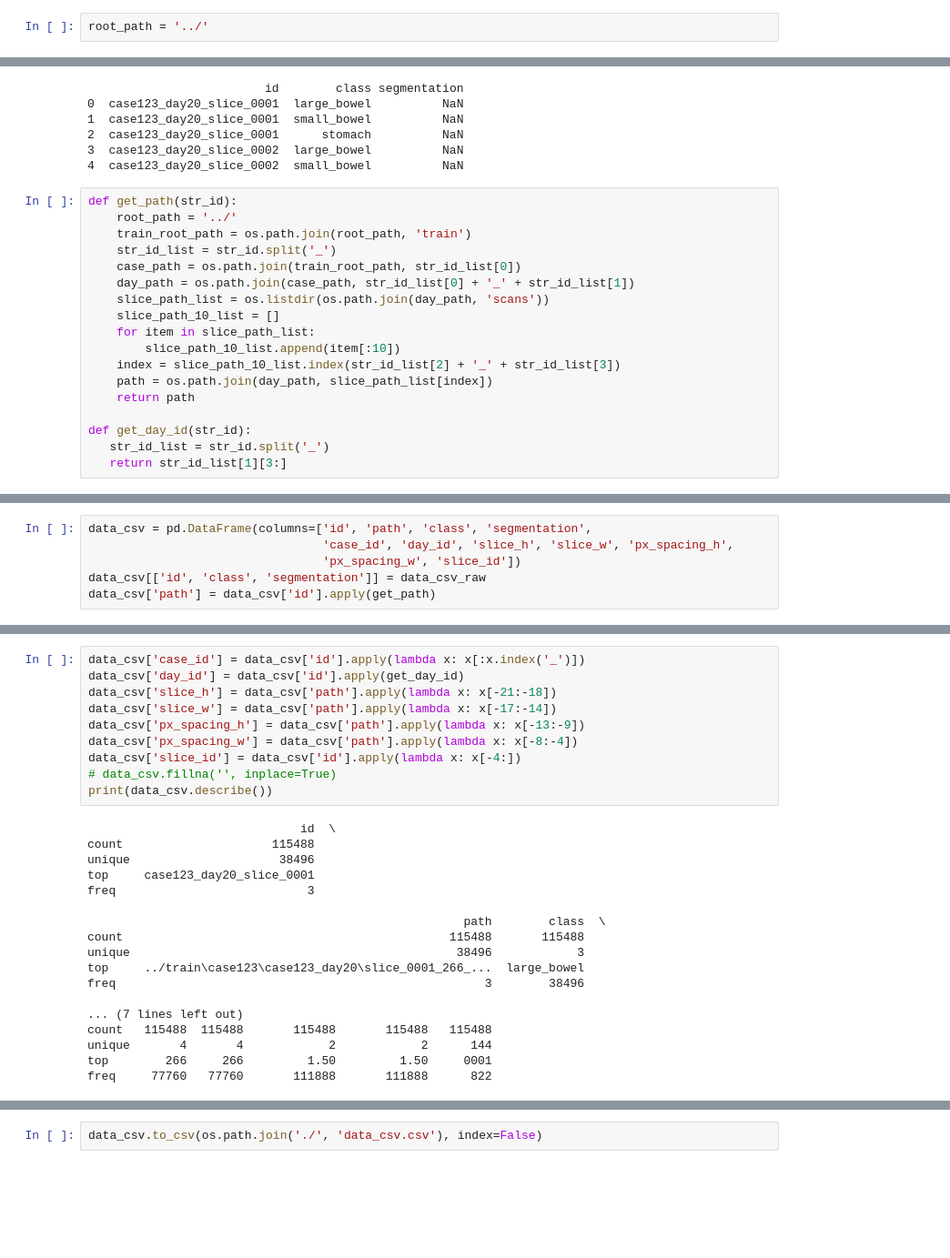
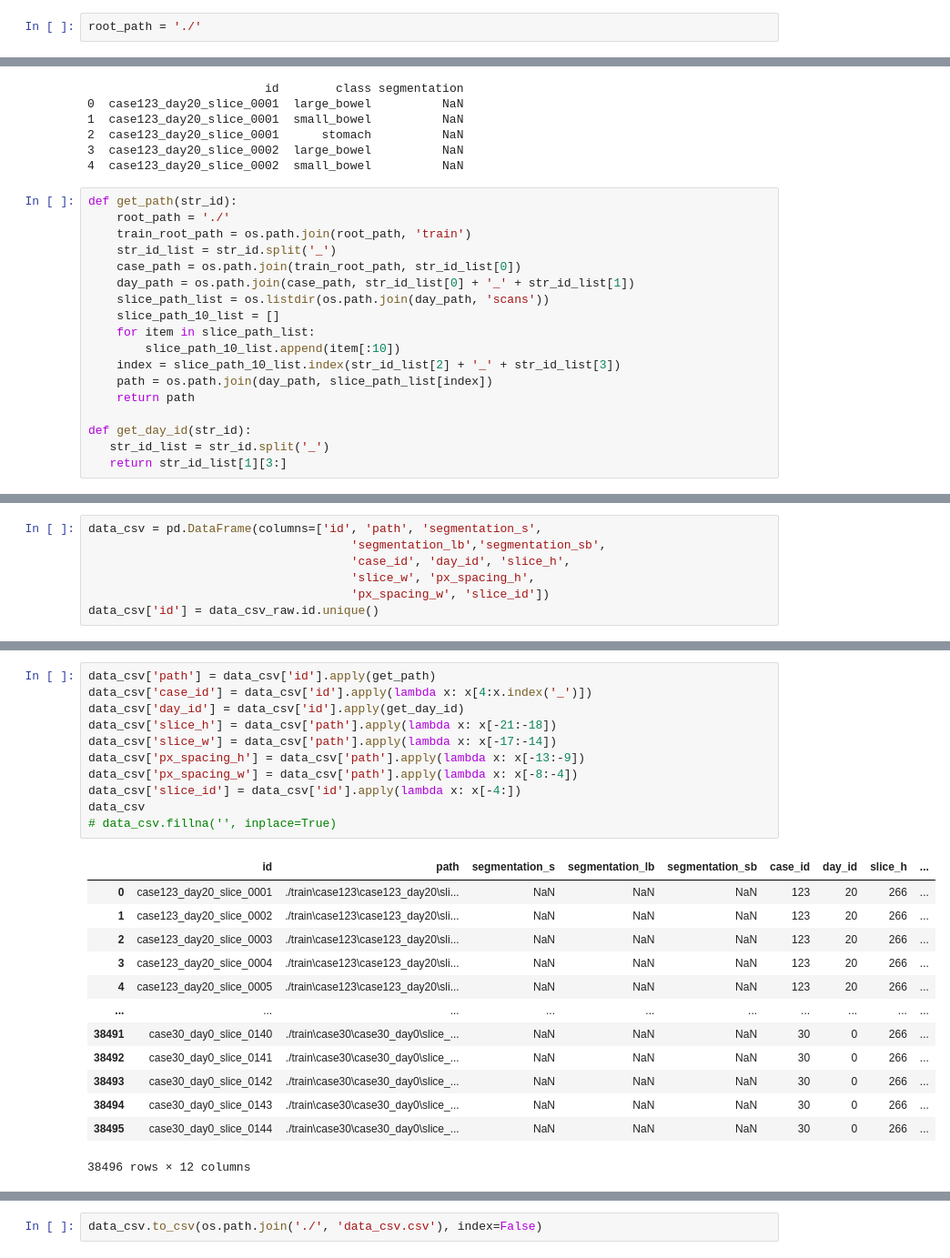
Before and after one commit to HDTX-code/Kaggle_uw, a Jupyter notebook: EDA.ipynb, the cells around one changed output, grey strips where cells are left out. Shown at 91% size. Saved outputs shown, nothing was run; the diff lists cells and outputs as text; blank space fills up the shorter version.

Commit message:
data_csv分析

```diff
--- a/EDA.ipynb
+++ b/EDA.ipynb
@@ -16,5 +11,5 @@ of.offline.init_notebook_mode(connected=True)
 # %%
-root_path = '../'
+root_path = './'
 # %%
 data_csv_raw = pd.read_csv(os.path.join(root_path, 'train.csv'))
 print(data_csv_raw.head())
@@ -27,7 +22,7 @@ print(data_csv_raw.head())
 4  case123_day20_slice_0002  small_bowel          NaN
 # %%
 def get_path(str_id):
-    root_path = '../'
+    root_path = './'
     train_root_path = os.path.join(root_path, 'train')
     str_id_list = str_id.split('_')
     case_path = os.path.join(train_root_path, str_id_list[0])
@@ -50,6 +45,7 @@ get_path('case123_day20_slice_0001')
 # %%
-data_csv = pd.DataFrame(columns=['id', 'path', 'class', 'segmentation',
-                                 'case_id', 'day_id', 'slice_h', 'slice_w', 'px_spacing_h',
-                                 'px_spacing_w', 'slice_id'])
-data_csv[['id', 'class', 'segmentation']] = data_csv_raw
-data_csv['path'] = data_csv['id'].apply(get_path)
+data_csv = pd.DataFrame(columns=['id', 'path', 'segmentation_s',
+                                     'segmentation_lb','segmentation_sb',
+                                     'case_id', 'day_id', 'slice_h',
+                                     'slice_w', 'px_spacing_h',
+                                     'px_spacing_w', 'slice_id'])
+data_csv['id'] = data_csv_raw.id.unique()
@@ -56,28 +73,25 @@ data_csv['path'] = data_csv['id'].apply(get_path)
 # %%
-data_csv['case_id'] = data_csv['id'].apply(lambda x: x[:x.index('_')])
+data_csv['path'] = data_csv['id'].apply(get_path)
+data_csv['case_id'] = data_csv['id'].apply(lambda x: x[4:x.index('_')])
 data_csv['day_id'] = data_csv['id'].apply(get_day_id)
 data_csv['slice_h'] = data_csv['path'].apply(lambda x: x[-21:-18])
 data_csv['slice_w'] = data_csv['path'].apply(lambda x: x[-17:-14])
 data_csv['px_spacing_h'] = data_csv['path'].apply(lambda x: x[-13:-9])
 data_csv['px_spacing_w'] = data_csv['path'].apply(lambda x: x[-8:-4])
 data_csv['slice_id'] = data_csv['id'].apply(lambda x: x[-4:])
+data_csv
 # data_csv.fillna('', inplace=True)
-print(data_csv.describe())
 # %% [output]
+|  | id | path | segmentation_s | segmentation_lb | segmentation_sb | case_id | day_id | slice_h | ... |
+| 0 | case123_day20_slice_0001 | ./train\case123\case123_day20\sli... | NaN | NaN | NaN | 123 | 20 | 266 | ... |
+| 1 | case123_day20_slice_0002 | ./train\case123\case123_day20\sli... | NaN | NaN | NaN | 123 | 20 | 266 | ... |
+| 2 | case123_day20_slice_0003 | ./train\case123\case123_day20\sli... | NaN | NaN | NaN | 123 | 20 | 266 | ... |
+| 3 | case123_day20_slice_0004 | ./train\case123\case123_day20\sli... | NaN | NaN | NaN | 123 | 20 | 266 | ... |
+| 4 | case123_day20_slice_0005 | ./train\case123\case123_day20\sli... | NaN | NaN | NaN | 123 | 20 | 266 | ... |
+| ... | ... | ... | ... | ... | ... | ... | ... | ... | ... |
+| 38491 | case30_day0_slice_0140 | ./train\case30\case30_day0\slice_... | NaN | NaN | NaN | 30 | 0 | 266 | ... |
+| 38492 | case30_day0_slice_0141 | ./train\case30\case30_day0\slice_... | NaN | NaN | NaN | 30 | 0 | 266 | ... |
+| 38493 | case30_day0_slice_0142 | ./train\case30\case30_day0\slice_... | NaN | NaN | NaN | 30 | 0 | 266 | ... |
+| 38494 | case30_day0_slice_0143 | ./train\case30\case30_day0\slice_... | NaN | NaN | NaN | 30 | 0 | 266 | ... |
+| 38495 | case30_day0_slice_0144 | ./train\case30\case30_day0\slice_... | NaN | NaN | NaN | 30 | 0 | 266 | ... |
-                              id  \
-count                     115488
-unique                     38496
-top     case123_day20_slice_0001
-freq                           3
-
-                                                     path        class  \
-count                                              115488       115488
-unique                                              38496            3
-top     ../train\case123\case123_day20\slice_0001_266_...  large_bowel
-freq                                                    3        38496
-
-... (7 lines left out)
-count   115488  115488       115488       115488   115488
-unique       4       4            2            2      144
-top        266     266         1.50         1.50     0001
-freq     77760   77760       111888       111888      822
+38496 rows × 12 columns
```
Also changed, not shown: parts of 14 cells of this notebook.
